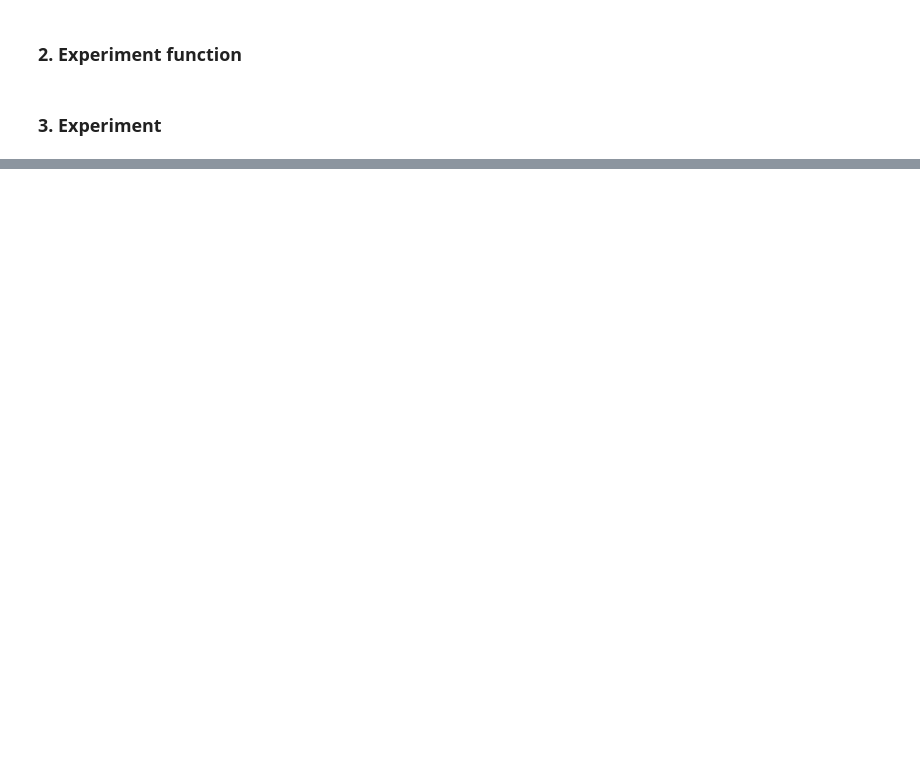
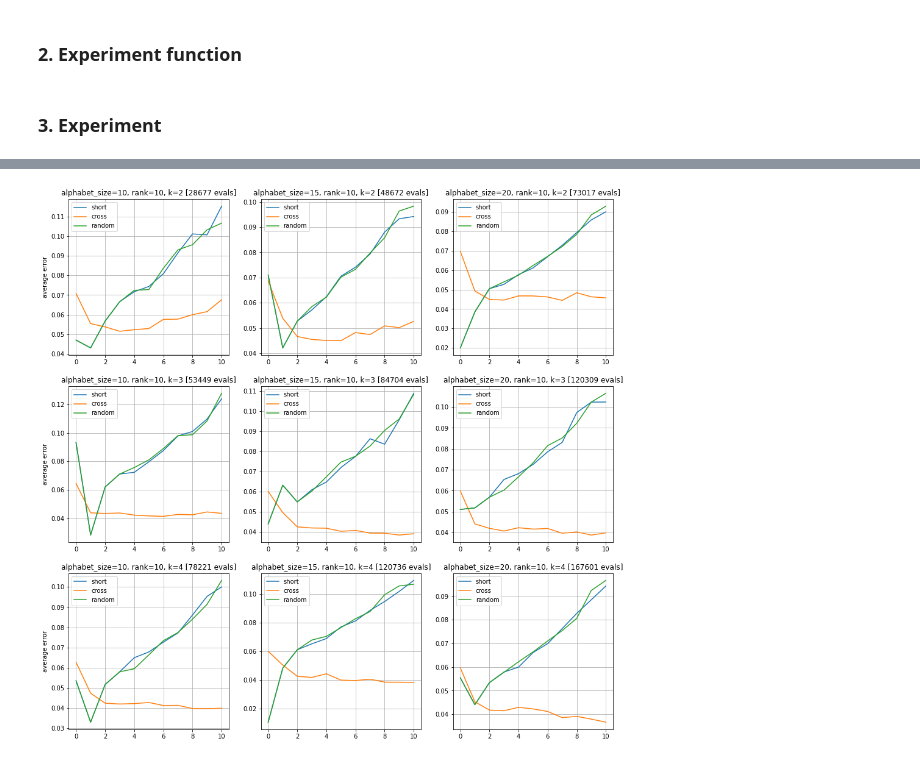
Before and after one commit to cant-access-rediska0123/tt-wfa-extraction, a Jupyter notebook: experiments.ipynb, the cells around one changed output, grey strips where cells are left out. Cells and saved outputs as stored; diff of their text form; code cells hidden in the pictures; blank space fills up the shorter version.

```diff
--- a/experiments.ipynb
+++ b/experiments.ipynb
@@ -21,14 +39,6 @@ def experiment(func, filename, alphabet_size_list, ranks_list, n_list, max_lengt
                                       'rank',
                                       'n',
                                       'n_evaluations',
-                                      'set_size',
-                                      'tensor_extraction_time',
-                                      'val_epss',
-                                      'cross_wfa_extraction_time',
-                                      'hankel_creation_time[short]',
-                                      'spectral_wfa_extraction_time[short]',
-                                      'hankel_creation_time[random]',
-                                      'spectral_wfa_extraction_time[random]',
                                       'error_max[cross]',
                                       'error_avg[cross]',
                                       'error_max[short]',
@@ -106,14 +116,6 @@ def experiment(func, filename, alphabet_size_list, ranks_list, n_list, max_lengt
                                               'rank': rank,
                                               'n': n,
                                               'n_evaluations': n_evaluations,
-                                              'set_size': set_size,
-                                              'tensor_extraction_time': tensor_extraction_time,
-                                              'val_epss': info['val_epss'],
-                                              'cross_wfa_extraction_time': cross_wfa_extraction_time,
-                                              'hankel_creation_time[short]': hankel_creation_time,
-                                              'spectral_wfa_extraction_time[short]': spectral_wfa_extraction_time,
-                                              'hankel_creation_time[random]': random_hankel_creation_time,
-                                              'spectral_wfa_extraction_time[random]': random_spectral_wfa_extraction_time,
                                               'error_max[cross]': cross_error_max,
                                               'error_avg[cross]': cross_error_avg,
                                               'error_max[short]': spectral_error_max,
@@ -126,14 +128,7 @@ def experiment(func, filename, alphabet_size_list, ranks_list, n_list, max_lengt
     return df_result.astype({'alphabet_size': 'int64',
                              'rank': 'int64',
                              'n': 'int64',
-                             'n_evaluations': 'int64',
-                             'set_size': 'int64',
-                             'tensor_extraction_time': 'float64',
-                             'cross_wfa_extraction_time': 'float64',
-                             'hankel_creation_time[short]': 'float64',
-                             'spectral_wfa_extraction_time[short]': 'float64',
-                             'hankel_creation_time[random]': 'float64',
-                             'spectral_wfa_extraction_time[random]': 'float64'})
+                             'n_evaluations': 'int64'})
 # %% [markdown]
 ### 3. Experiment
 # %%
@@ -143,8 +138,8 @@ from wfa_extraction import RandomNormalWFA
 def test_function(seq):
     value = 0
     for x in seq:
-        value = value + x ** 2
-    return (np.sin(value) ** 3) * 0.1
+        value += (x + 1) ** 2
+    return np.sin(value) ** 3 * 0.1
 
 
 class Sum:
@@ -167,35 +286,34 @@ df_result.head()
 # %%
-from matplotlib.backends.backend_pdf import PdfPages
-
-pdf = PdfPages('plots_avg1.pdf')
 crop_len = 10
 
-f, arr = plt.subplots(4, 3)
+f, arr = plt.subplots(3, 3)
 f.set_figheight(16)
 f.set_figwidth(16)
 
 cnt = 0
 for index, row in df_result.iterrows():
     idx = np.arange(crop_len + 1)
     alphabet_size = row['alphabet_size']
     rank = row['rank']
     n = row['n']
-    x = n - 1
+    if n == 1:
+        continue
+    x = n - 2
     y = (alphabet_size // 5) - 2
     arr[x][y].plot(idx, row['error_avg[short]'][:(crop_len + 1)], label='short')
     arr[x][y].plot(idx, row['error_avg[cross]'][:(crop_len + 1)], label='cross')
     arr[x][y].plot(idx, row['error_avg[random]'][:(crop_len + 1)], label='random')
     arr[x][y].legend()
     arr[x][y].title.set_text(
         'alphabet_size={}, rank={}, k={} [{} evals]'.format(alphabet_size, rank, n, row['n_evaluations']))
     if y == 0:
         arr[x][y].set_ylabel('average error')
     if x == 3:
         arr[x][y].set_xlabel('length')
+    arr[x][y].grid()
     cnt += 1
 
-pdf.savefig(f)
-pdf.close()
-
-f.savefig('plots3.jpg', bbox_inches='tight', pad_inches=0.01)
+f.savefig('plots3.png', bbox_inches='tight', pad_inches=0.01)
+# %% [output]
+[figure, added]
 # %%
```
Also changed, not shown: parts of 4 cells of this notebook.
